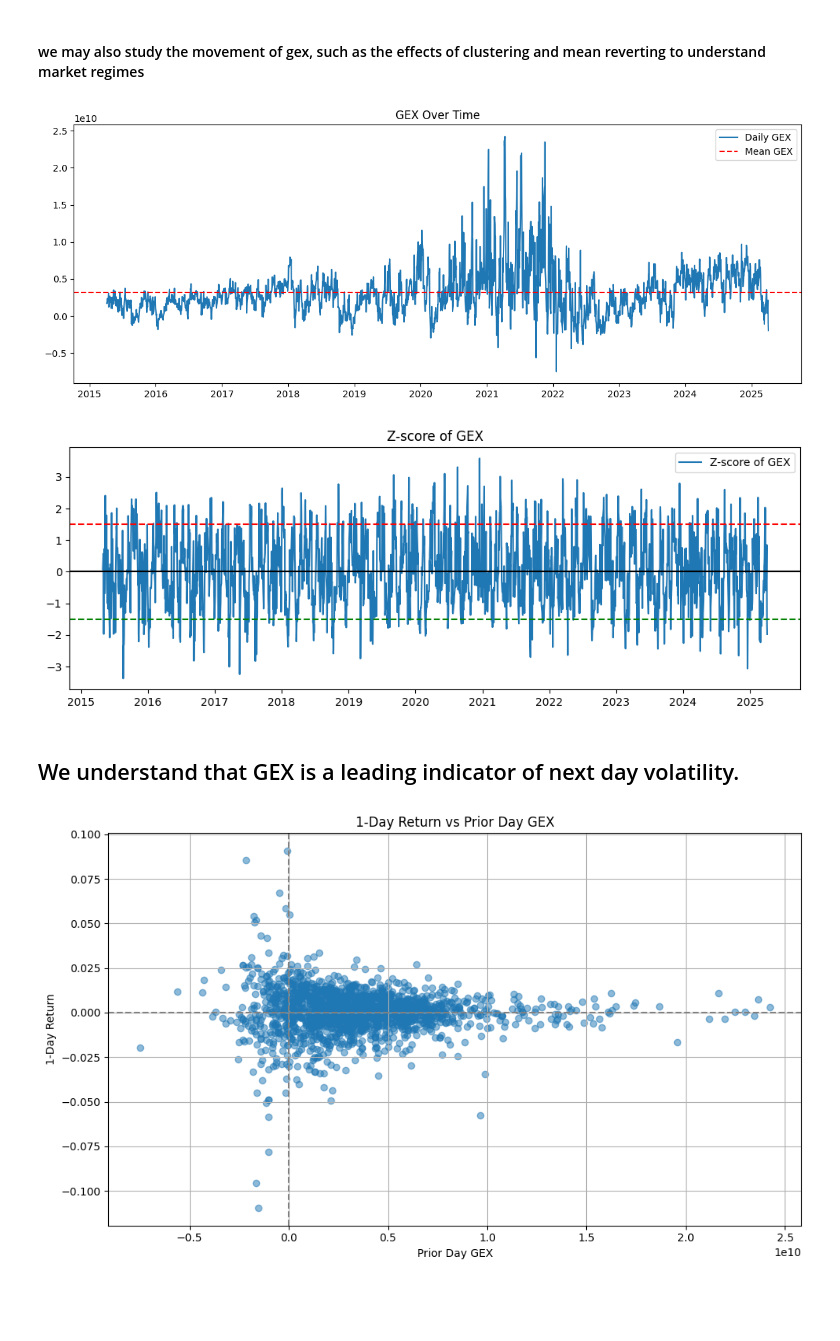
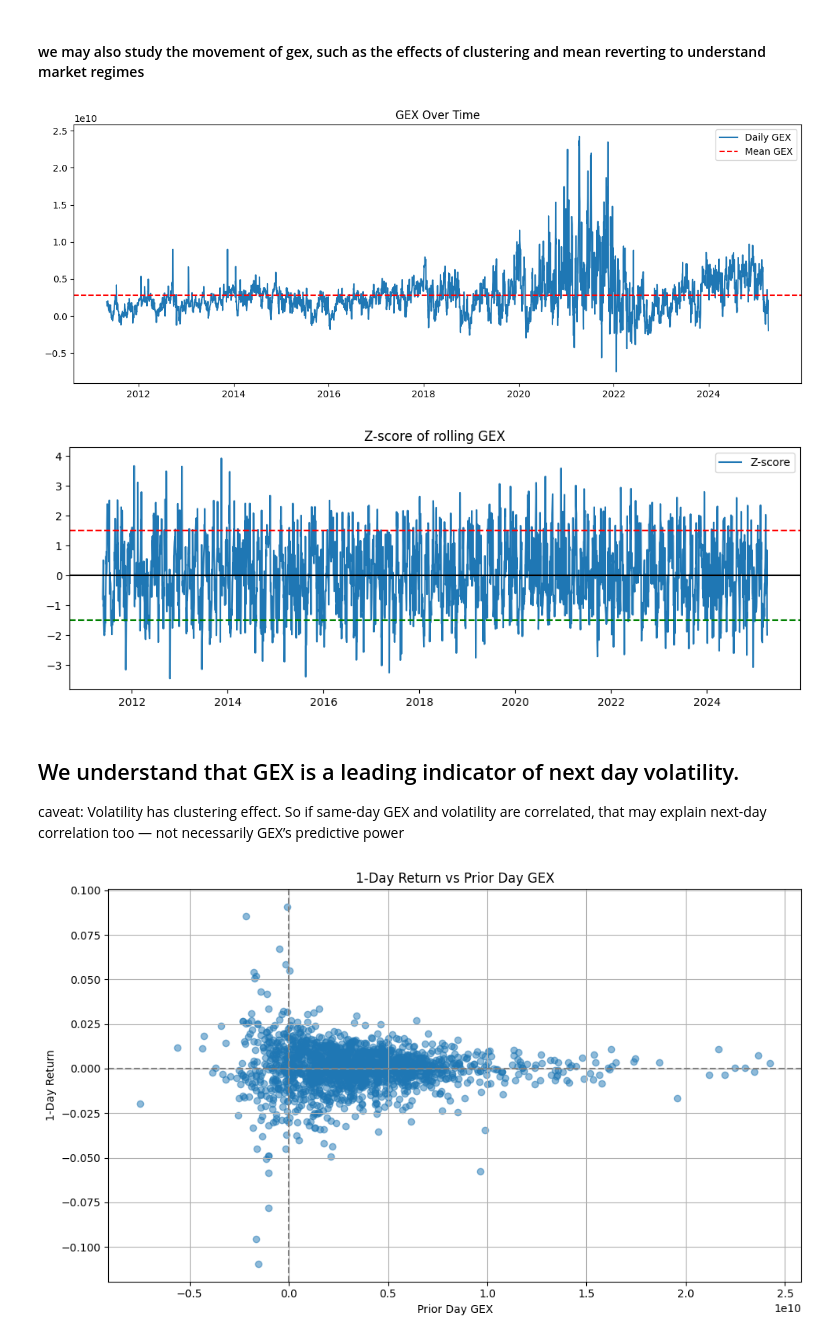
Before and after one commit to yifandill/Gamma_Exposure_Quant_Research, a Jupyter notebook: src/exploration.ipynb, the cells around one changed output. Saved outputs shown, nothing was run; the diff lists cells and outputs as text; code cells hidden in the pictures; blank space fills up the shorter version.

Commit message:
add comment on GEX and volatility

```diff
--- a/src/exploration.ipynb
+++ b/src/exploration.ipynb
@@ -215,7 +215,7 @@ plt.show()
 # %%
 # gex for past 10 year
 
-gex_df = vol_gex[['date','gex_sq']]
+gex_df = gex_sq[['date','gex_sq']]
 gex_df['date'] = pd.to_datetime(gex_df['date'])
 gex_df = gex_df.sort_values('date')
 gex_df.set_index('date', inplace=True)
@@ -226,23 +226,25 @@ plt.title('GEX Over Time')
 plt.legend()
 plt.show()
 # %% [output]
-[figure, old version]
+[figure, new version]
 # %%
 window = 20  # you can try 10, 20, 30, etc.
 gex_df['zscore'] = (gex_df['gex_sq'] - gex_df['gex_sq'].rolling(window).mean()) / gex_df['gex_sq'].rolling(window).std()
 
 plt.figure(figsize=(12, 4))
 plt.plot(gex_df['zscore'], label='Z-score')
 plt.axhline(1.5, color='red', linestyle='--')
 plt.axhline(-1.5, color='green', linestyle='--')
 plt.axhline(0, color='black', linestyle='-')
 plt.legend()
-plt.title('Z-score of rolling GEX'')
+plt.title('Z-score of rolling GEX')
 plt.show()
 # %% [output]
-[figure, old version]
+[figure, new version]
 # %% [markdown]
 ## We understand that GEX is a leading indicator of next day volatility.
+
+caveat: Volatility has clustering effect. So if same-day GEX and volatility are correlated, that may explain next-day correlation too — not necessarily GEX’s predictive power
 # %%
 df_time_range = df_time_range[df_time_range['date']>='2016-01-01']
 df_time_range.dropna(inplace=True)
```
Also changed, not shown: parts of 2 cells of this notebook.
